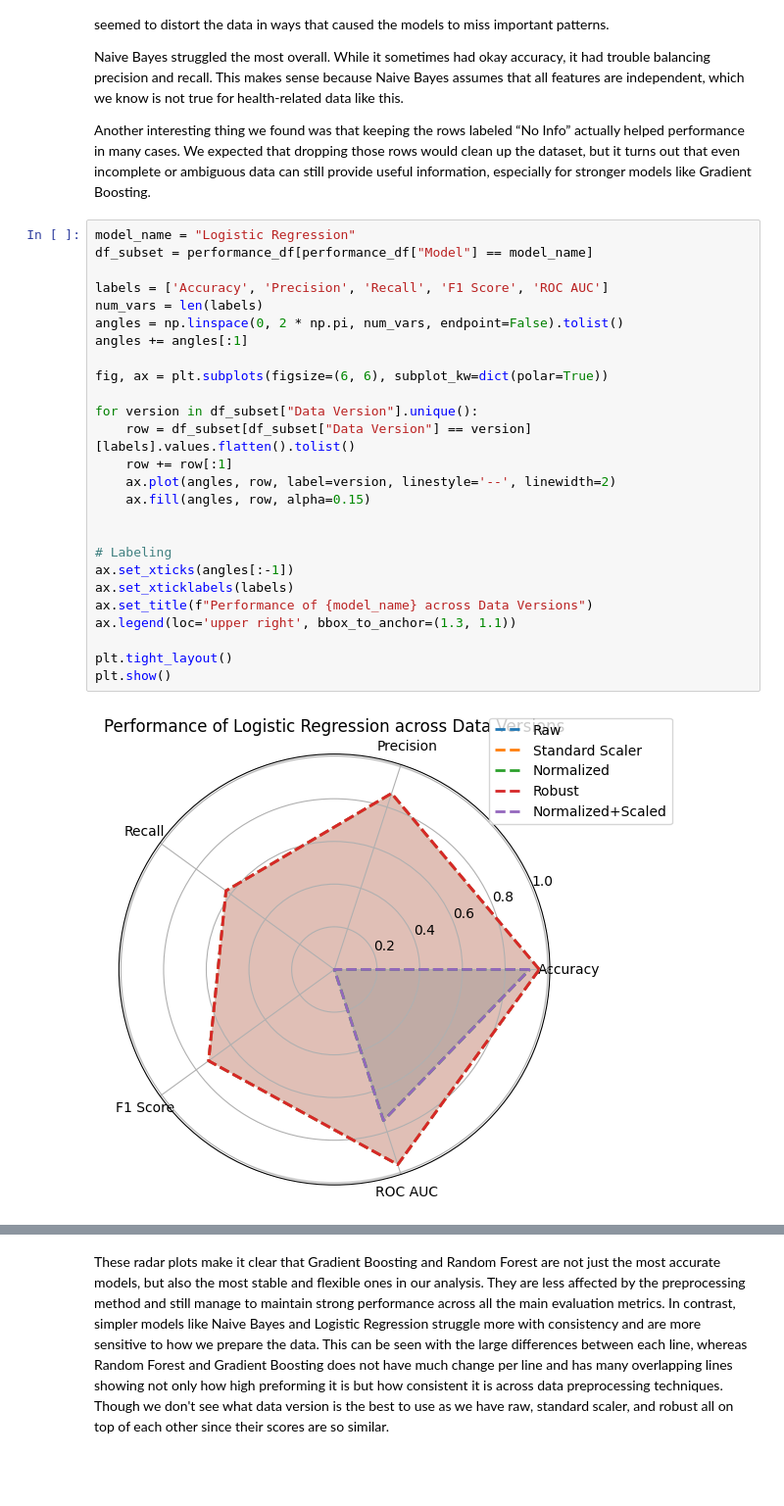
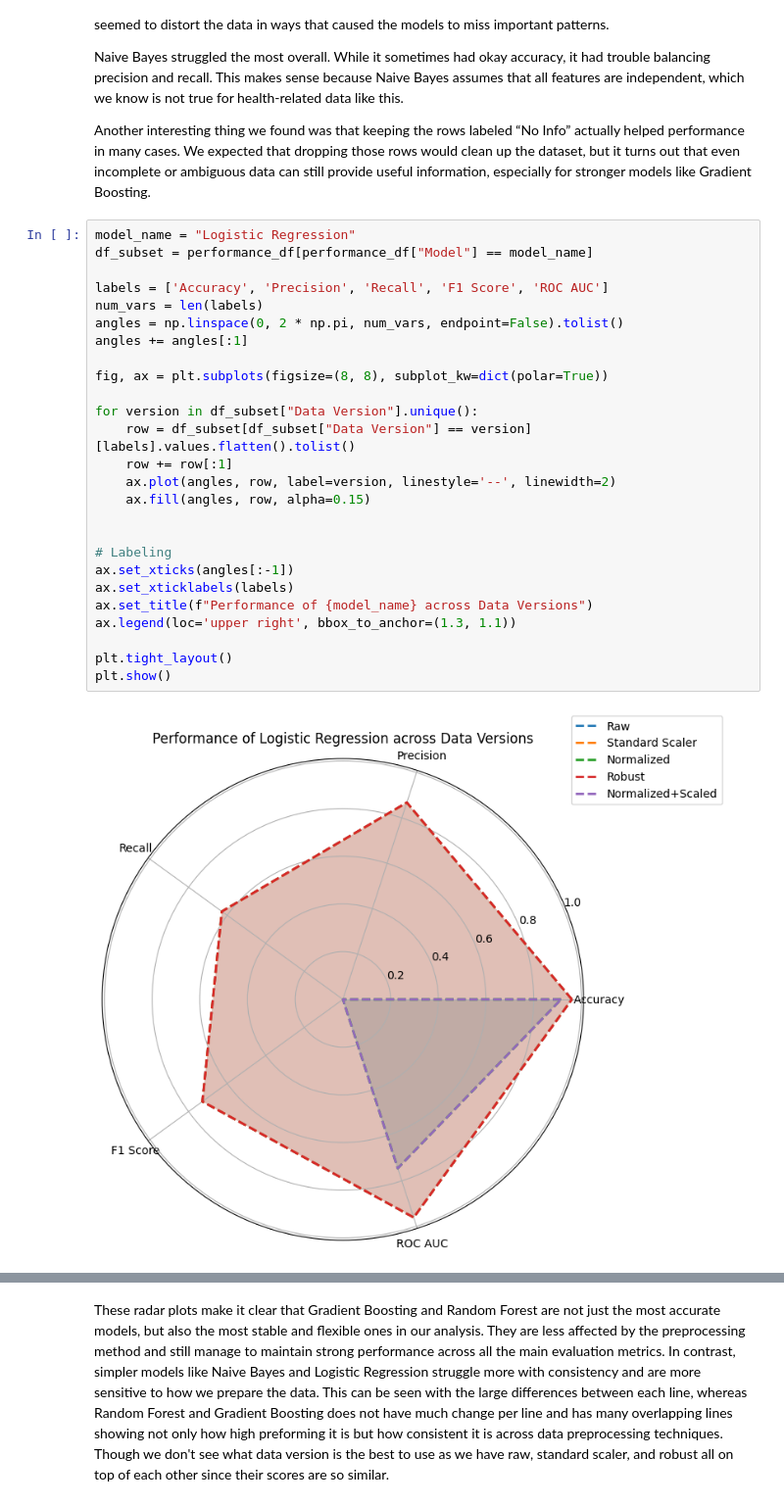
Before and after one commit to CBreach/352Project, a Jupyter notebook: finalProject.ipynb, the cells around one changed output, grey strips where cells are left out. Shown at 98% size. Cells and saved outputs as stored; diff of their text form; blank space fills up the shorter version.

Commit message:
Added minor graph adjustments for presentation and final updates before submission

```diff
--- a/finalProject.ipynb
+++ b/finalProject.ipynb
@@ -785,31 +811,31 @@ Another interesting thing we found was that keeping the rows labeled “No Info
 # %%
 model_name = "Logistic Regression"
 df_subset = performance_df[performance_df["Model"] == model_name]
 
 labels = ['Accuracy', 'Precision', 'Recall', 'F1 Score', 'ROC AUC']
 num_vars = len(labels)
 angles = np.linspace(0, 2 * np.pi, num_vars, endpoint=False).tolist()
 angles += angles[:1]
 
-fig, ax = plt.subplots(figsize=(6, 6), subplot_kw=dict(polar=True))
+fig, ax = plt.subplots(figsize=(8, 8), subplot_kw=dict(polar=True))
 
 for version in df_subset["Data Version"].unique():
     row = df_subset[df_subset["Data Version"] == version][labels].values.flatten().tolist()
     row += row[:1]
     ax.plot(angles, row, label=version, linestyle='--', linewidth=2)
     ax.fill(angles, row, alpha=0.15)
 
 
 # Labeling
 ax.set_xticks(angles[:-1])
 ax.set_xticklabels(labels)
 ax.set_title(f"Performance of {model_name} across Data Versions")
 ax.legend(loc='upper right', bbox_to_anchor=(1.3, 1.1))
 
 plt.tight_layout()
 plt.show()
 # %% [output]
-[figure, old version]
+[figure, new version]
 # %%
 model_name = "Random Forest"
 df_subset = performance_df[performance_df["Model"] == model_name]
```
Also changed, not shown: parts of 7 cells of this notebook.
